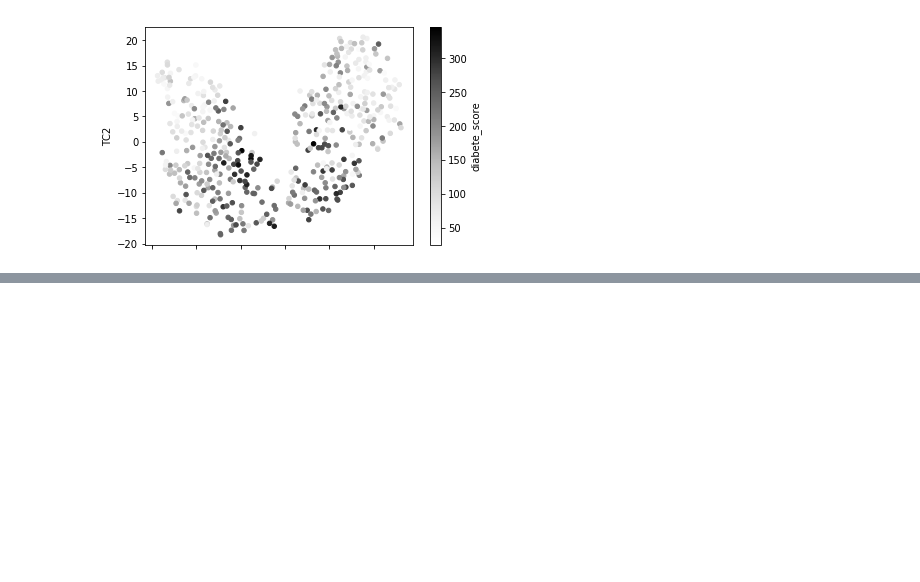
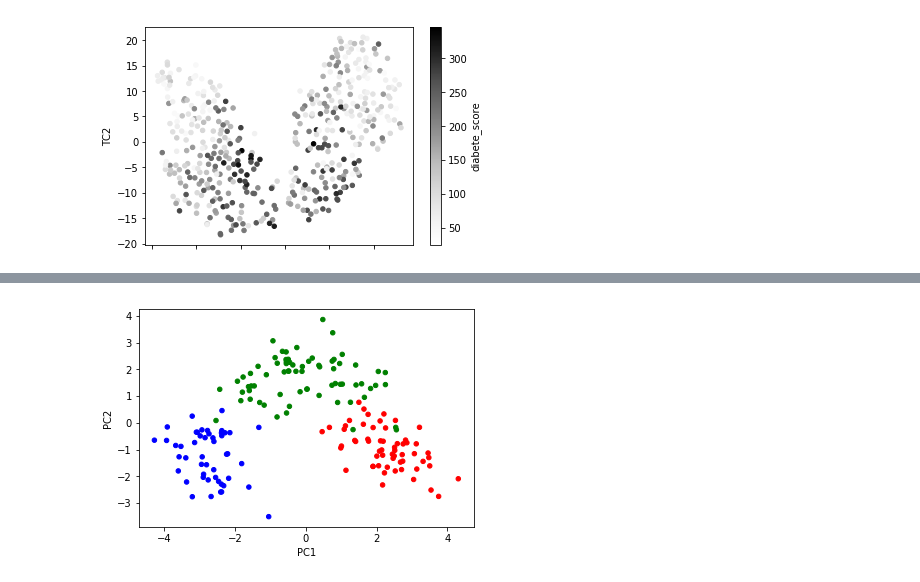
Before and after one commit to k821209/biobigdata, a Jupyter notebook: 4. ML_intro.ipynb, the cells around one changed output, grey strips where cells are left out. Cells and saved outputs as stored; diff of their text form; code cells hidden in the pictures; blank space fills up the shorter version.

```diff
--- a/4. ML_intro.ipynb
+++ b/4. ML_intro.ipynb
@@ -248,0 +293,2 @@ plt.show()
+# %%
+X = d.data
@@ -248,0 +298,6 @@ plt.show()
+# %%
+X = scale(X)
+# %%
+km = KMeans(n_clusters=3)
+# %%
+km.fit(X)
@@ -248,0 +376,12 @@ plt.show()
+# %%
+pca = PCA(n_components=2)
+
+X_pca                = pca.fit_transform(X)
+df_wine_pca          = pd.DataFrame(data=X_pca,columns=['PC1','PC2'])
+df_wine_pca['class'] = d.target
+
+color_dic = {0:'r',1:'g',2:'b'}
+df_wine_pca.plot(kind='scatter',x='PC1',y='PC2',c=df_wine_pca['class'].map(color_dic))
+plt.show()
+# %% [output]
+[figure, added]
```
Also changed, not shown: parts of 16 cells of this notebook.
